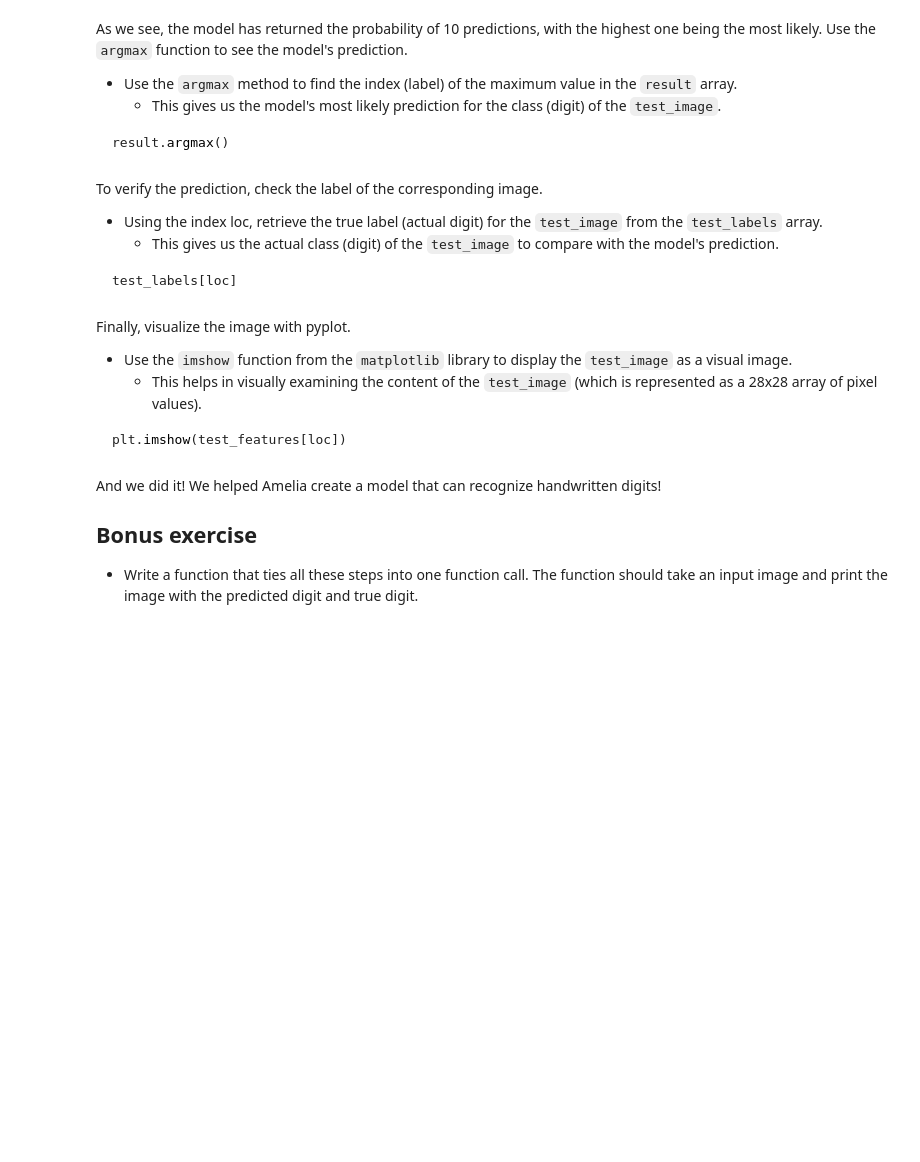
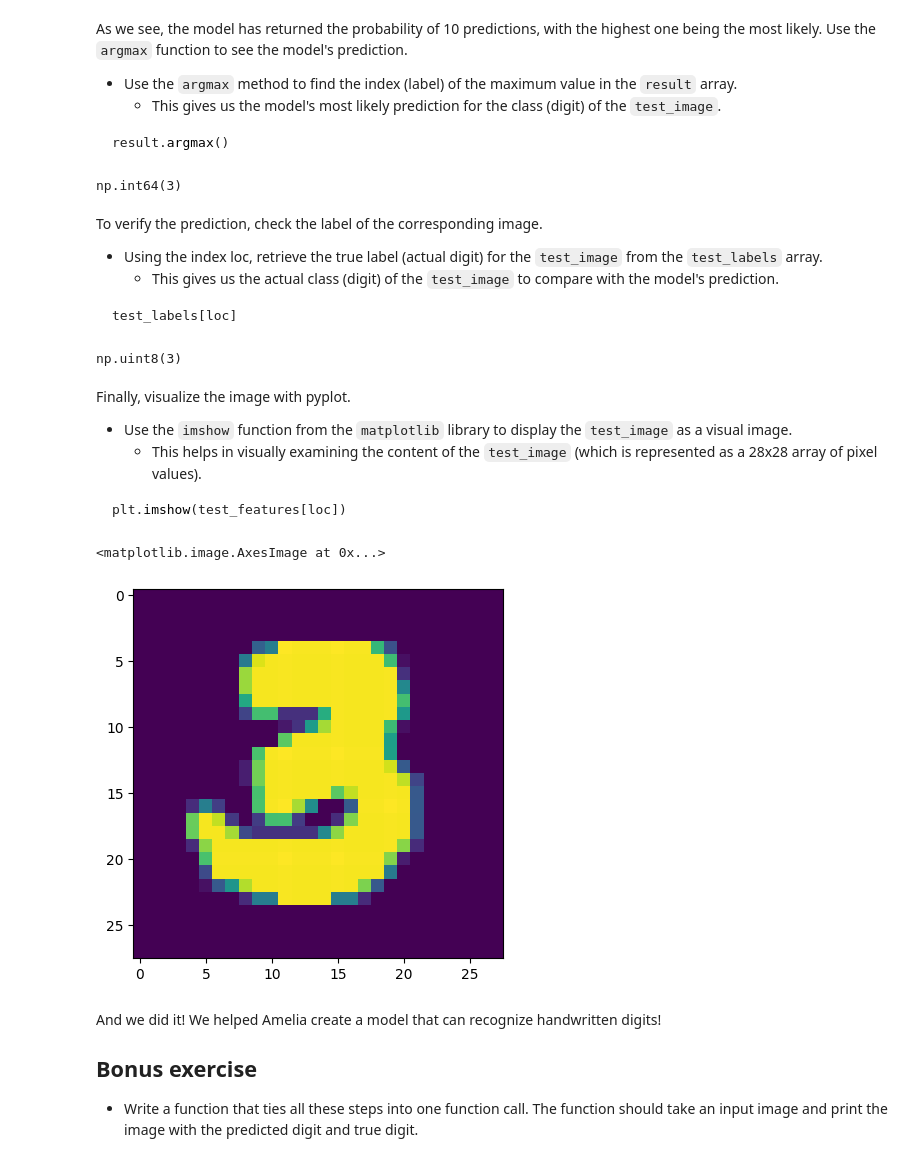
Before and after one commit to gracelowor/deep-learning-for-ai, a Jupyter notebook: 02.2_mnist_classifier.ipynb, the cells around one changed output. Cells and saved outputs as stored; diff of their text form; code cells hidden in the pictures; blank space fills up the shorter version.

Commit message:
Implemented MNIST handwritten digit classification

````diff
--- a/02.2_mnist_classifier.ipynb
+++ b/02.2_mnist_classifier.ipynb
@@ -69,0 +68,4 @@ mnist = tf.keras.datasets.mnist
+# %%
+# Code it!
+mnist = tf.keras.datasets.mnist
+(train_features,train_labels), (test_features,test_labels) = mnist.load_data()
@@ -120,3 +150,6 @@ train_features, test_features = train_features / 255.0, test_features / 255.0
+# %%
+# Code it!
+train_features, test_features = train_features / 255.0, test_features / 255.0
 # %% [markdown]
 Look at the maximum value of `train features` after normalization.
 # %%
@@ -243,6 +329,8 @@ test_image = test_features[loc]
 ```
 # %%
 # Code it!
+loc = 200
+test_image = test_features[loc]
 # %% [markdown]
 First, let's take a look at the shape of the image.
 
@@ -291,6 +388,9 @@ result.argmax()
 ```
 # %%
 # Code it!
+result.argmax()
+# %% [output]
+np.int64(3)
 # %% [markdown]
 To verify the prediction, check the label of the corresponding image.
 
@@ -303,6 +403,9 @@ test_labels[loc]
 ```
 # %%
 # Code it!
+test_labels[loc]
+# %% [output]
+np.uint8(3)
 # %% [markdown]
 Finally, visualize the image with pyplot.
 
@@ -314,6 +417,10 @@ plt.imshow(test_features[loc])
 ```
 # %%
 # Code it!
+plt.imshow(test_features[loc])
+# %% [output]
+<matplotlib.image.AxesImage at 0x...>
+[figure, added]
 # %% [markdown]
 And we did it! We helped Amelia create a model that can recognize handwritten digits!
 
````
Also changed, not shown: parts of 19 cells of this notebook.
